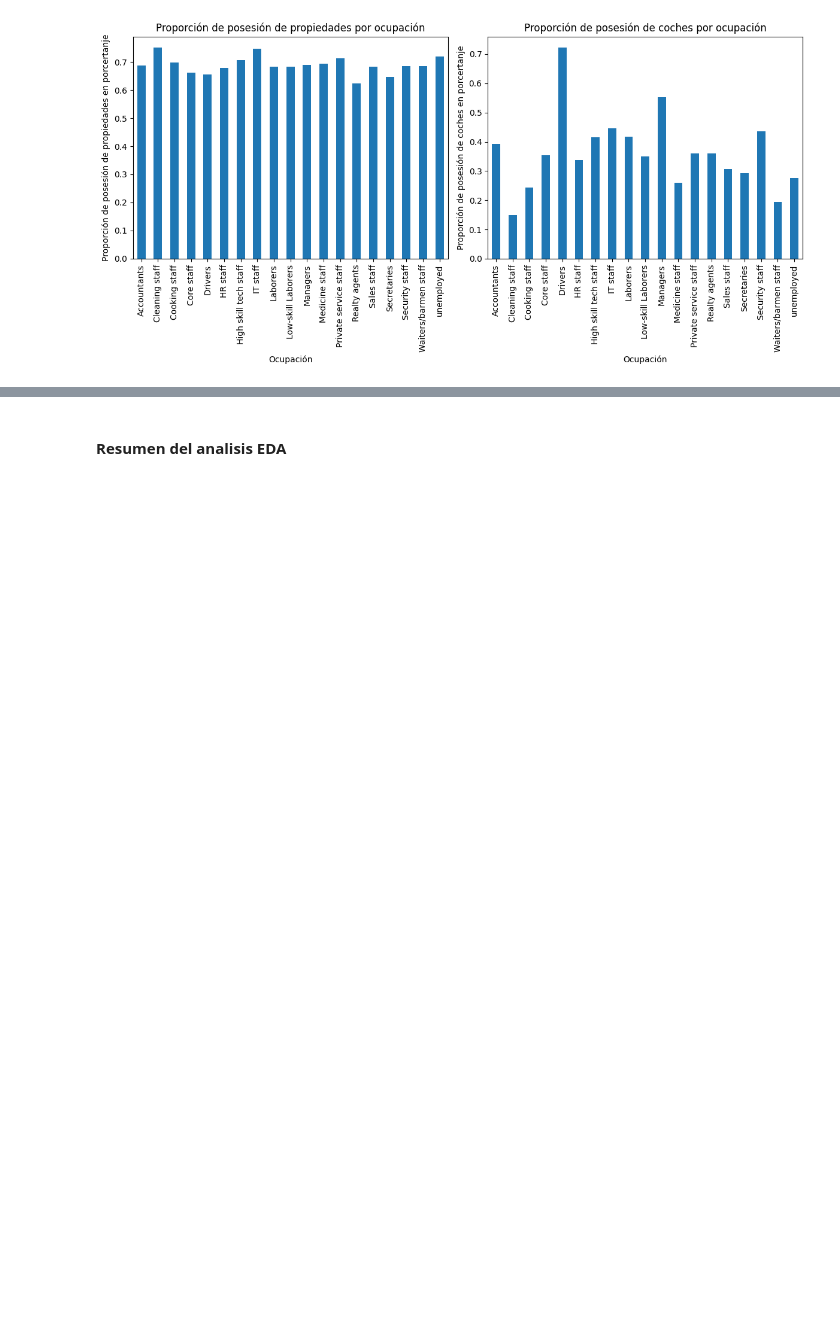
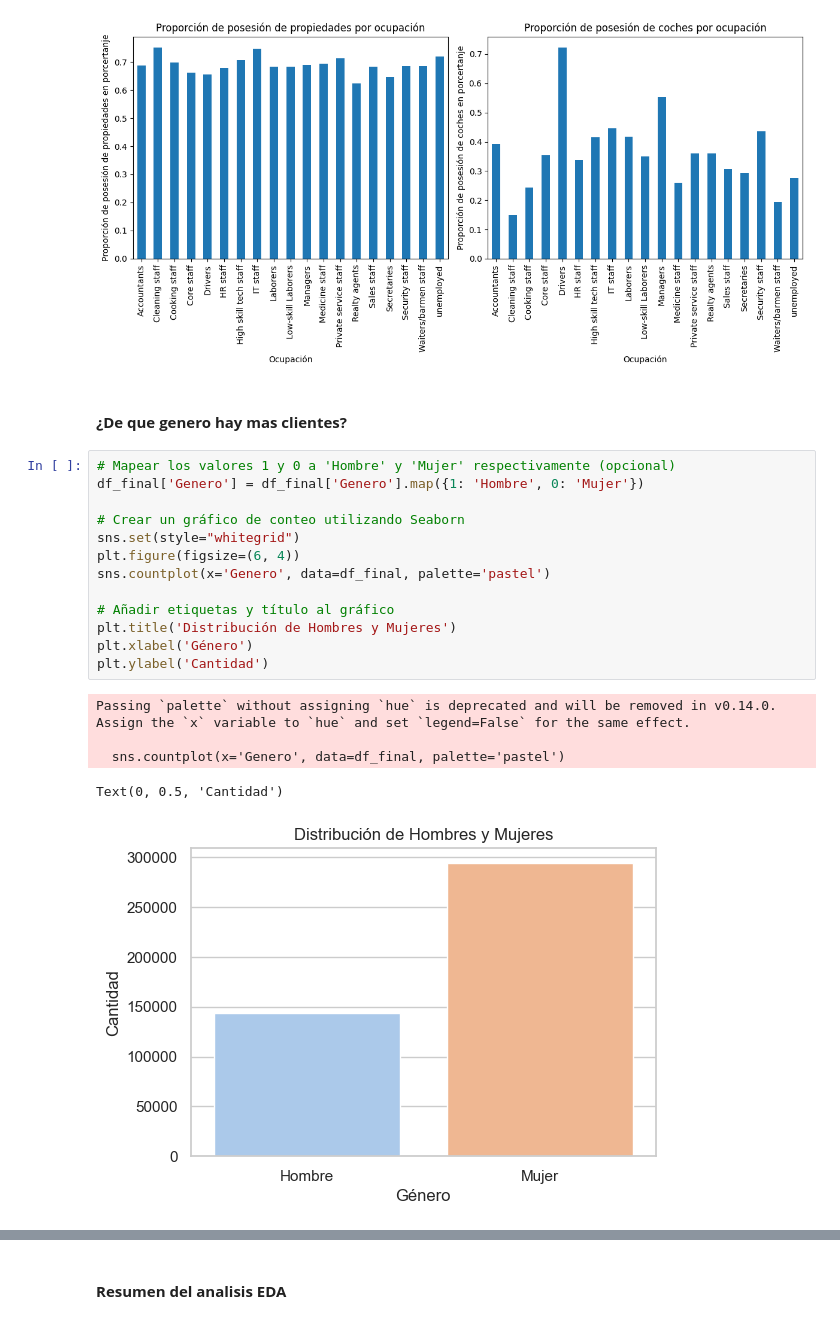
Before and after one commit to brayan084/pre-entregas, a Jupyter notebook: Zorro-pre-entrega-10.ipynb, the cells around one changed output, grey strips where cells are left out. Drawn from its saved outputs; the diff is of its cells as text; blank space fills up the shorter version.

```diff
--- a/Zorro-pre-entrega-9.ipynb
+++ b/Zorro-pre-entrega-10.ipynb
@@ -543,3 +543,24 @@ plt.tight_layout()
 plt.show()
 # %% [output]
 [figure]
+# %% [markdown]
+#### __¿De que genero hay mas clientes?__
+# %%
+# Mapear los valores 1 y 0 a 'Hombre' y 'Mujer' respectivamente (opcional)
+df_final['Genero'] = df_final['Genero'].map({1: 'Hombre', 0: 'Mujer'})
+
+# Crear un gráfico de conteo utilizando Seaborn
+sns.set(style="whitegrid")
+plt.figure(figsize=(6, 4))
+sns.countplot(x='Genero', data=df_final, palette='pastel')
+
+# Añadir etiquetas y título al gráfico
+plt.title('Distribución de Hombres y Mujeres')
+plt.xlabel('Género')
+plt.ylabel('Cantidad')
+# %% [output]
+Passing `palette` without assigning `hue` is deprecated and will be removed in v0.14.0. Assign the `x` variable to `hue` and set `legend=False` for the same effect.
+
+  sns.countplot(x='Genero', data=df_final, palette='pastel')
+Text(0, 0.5, 'Cantidad')
+[figure, added]
```
Also changed, not shown: parts of 4 cells of this notebook.
